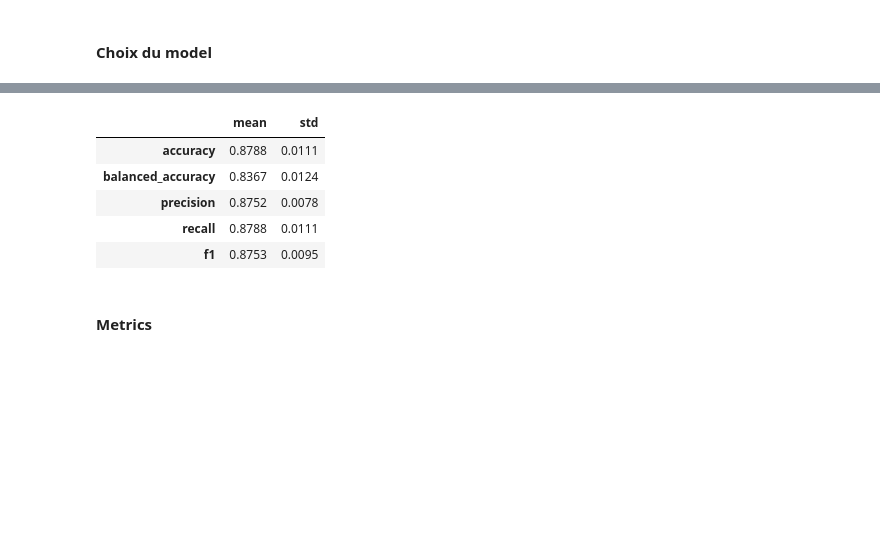
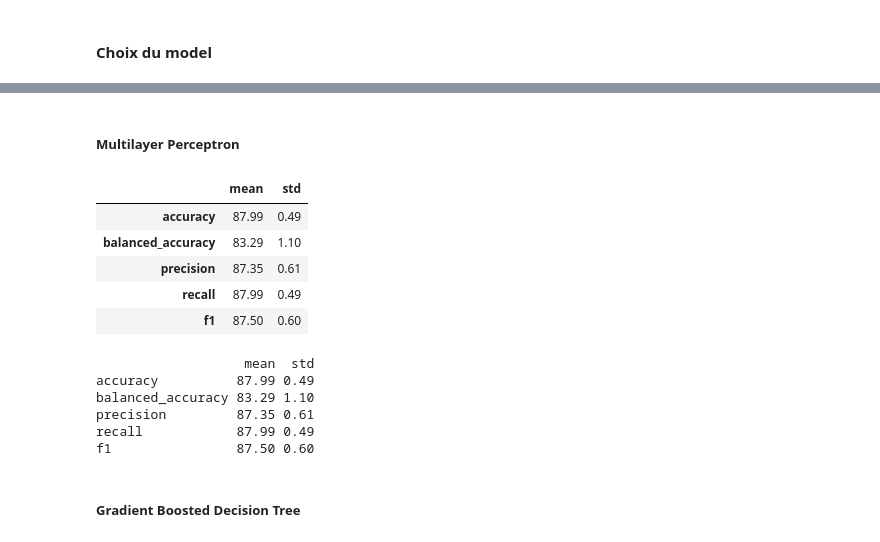
Before and after one commit to FlorianMuller/test-aquila, a Jupyter notebook: Test_Technique_ML.ipynb, the cells around one changed output, grey strips where cells are left out. Saved outputs shown, nothing was run; the diff lists cells and outputs as text; code cells hidden in the pictures; blank space fills up the shorter version.

```diff
--- a/Test_Technique_ML.ipynb
+++ b/Test_Technique_ML.ipynb
@@ -596,5 +791,3 @@ Regardons la répartitions des Metier dans quelques Entreprises
-# %%
-df = pd.read_csv("data.csv")
 # %%
 test = df.groupby("Entreprise")["Metier"].value_counts(normalize=True).mul(100).rename('percentage').reset_index()
 top = df["Entreprise"].value_counts()[:20].index.tolist()
@@ -637,23 +863,22 @@ def preprocess_for_prediction(df, param=None):
 
     # Technologies
     preprocess_technologies(df)
-    df = list_to_one_hot_encoding(df, "Technologies")
+    df = list_to_one_hot_encoding(df, "Technologies", param)
     drop_column(df, "Technologies")
 
-
-    # Exeprience
+    # Experience
     convert_column_to_float(df, "Experience")
     replace_nan_by_categorical_median(df, "Experience", "Metier", param)
-    # create_exp_label(df, param)
-    # drop_column(df, "Experience")
+
+    # Exp_label
+    # add_segmented_column(df, "Experience", "Exp_label", [0, 2, 5, 15, 100], ["débutant", "confirmé", "avancé", "expert"], param)
     # ordinal_encoding(df, "Exp_label", ["débutant", "confirmé", "avancé", "expert"], param)
     # drop_column(df, "Exp_label")
-
+    # drop_column(df, "Experience")
 
     # Diplome
     ordinal_encoding(df, "Diplome", ['No diploma', 'Bachelor', 'Master', 'Phd'], param)
     drop_column(df, "Diplome")
-
 
     # Entreprise
     lower_column(df, "Entreprise")
@@ -661,11 +886,8 @@ def preprocess_for_prediction(df, param=None):
     df = one_hot_encoding(df, "Entreprise", param)
     drop_column(df, "Entreprise")
 
-
     # Ville
-    # keep_elem_with_min_count(df, "Ville", 20)
     # df = one_hot_encoding(df, "Ville", param)
     drop_column(df, "Ville")
 
-
     return df, param
@@ -680,7 +908,7 @@ to_predict = df[df["Metier"].isna()]
 drop_nan(df, "Metier")
 
 # Train test split
-train_df, test_df = train_test_split(df, test_size=0.3,)
+train_df, test_df = train_test_split(df, test_size=0.3, random_state=SEED)
 print("Train size:", train_df.shape[0])
 print("Test size:", test_df.shape[0])
 
@@ -716,8 +955,10 @@ scoring = {
 }
 
 def display_cv_metrics(cv_results):
-    with pd.option_context('display.float_format', '{:0.4f}'.format):
-        display(pd.DataFrame({
-            "mean": [value.mean() for key, value in cv_results.items() if "test" in key],
-            "std": [value.std() for key, value in cv_results.items() if "test" in key],
-        }, index=[k[5:] for k in cv_results.keys() if "test" in k]))
+    with pd.option_context('display.float_format', '{:0.2f}'.format):
+        metrics_df = pd.DataFrame({
+            "mean": [value.mean() * 100 for key, value in cv_results.items() if "test" in key],
+            "std": [value.std() * 100 for key, value in cv_results.items() if "test" in key],
+        }, index=[k[5:] for k in cv_results.keys() if "test" in k])
+        display(metrics_df)
+        print(metrics_df)
@@ -741,19 +990,27 @@ display_cv_metrics(cv_results)
+# %% [markdown]
+##### Multilayer Perceptron
 # %%
 from sklearn.neural_network import MLPClassifier
 
 # Model definiton
-mlp = MLPClassifier(hidden_layer_sizes=(100, 100), activation="relu", max_iter=2000, random_state=SEED)
+mlp = MLPClassifier(hidden_layer_sizes=(100, 100), activation="relu", max_iter=4000, random_state=SEED)
 
 # Cross validation
 cv_results = cross_validate(mlp, x_train, y_train, scoring=scoring, cv=5)
 
 display_cv_metrics(cv_results)
 # %% [output]
 |  | mean | std |
-| accuracy | 0.8788 | 0.0111 |
-| balanced_accuracy | 0.8367 | 0.0124 |
-| precision | 0.8752 | 0.0078 |
-| recall | 0.8788 | 0.0111 |
-| f1 | 0.8753 | 0.0095 |
+| accuracy | 87.99 | 0.49 |
+| balanced_accuracy | 83.29 | 1.10 |
+| precision | 87.35 | 0.61 |
+| recall | 87.99 | 0.49 |
+| f1 | 87.50 | 0.60 |
+                   mean  std
+accuracy          87.99 0.49
+balanced_accuracy 83.29 1.10
+precision         87.35 0.61
+recall            87.99 0.49
+f1                87.50 0.60
-# %% [markdown]
-#### Metrics
+# %% [markdown]
+##### Gradient Boosted Decision Tree
```
Also changed, not shown: parts of 104 cells of this notebook, 1 other file.
